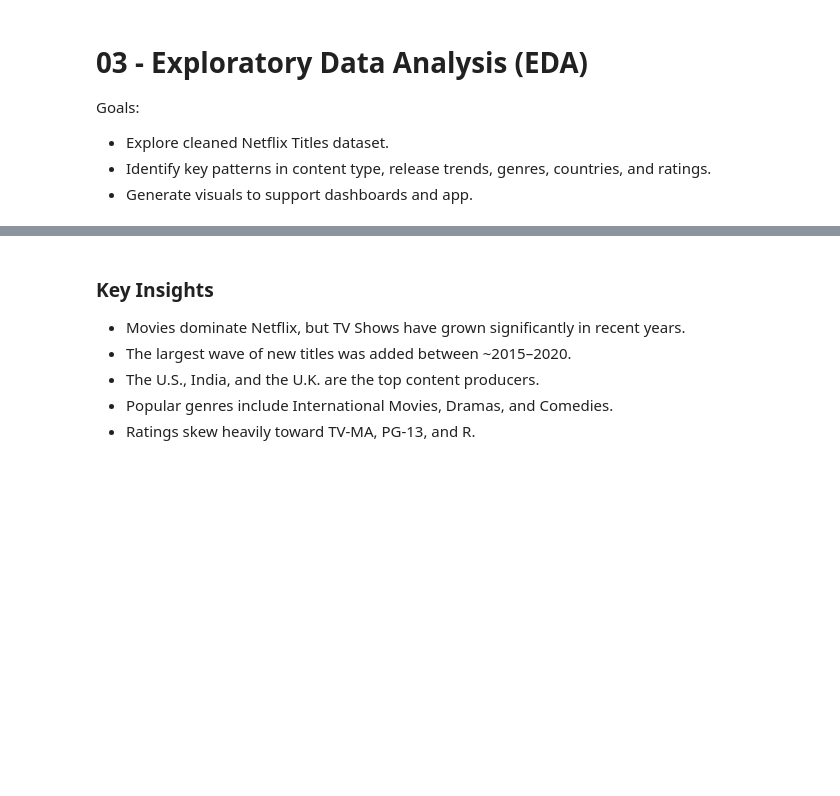
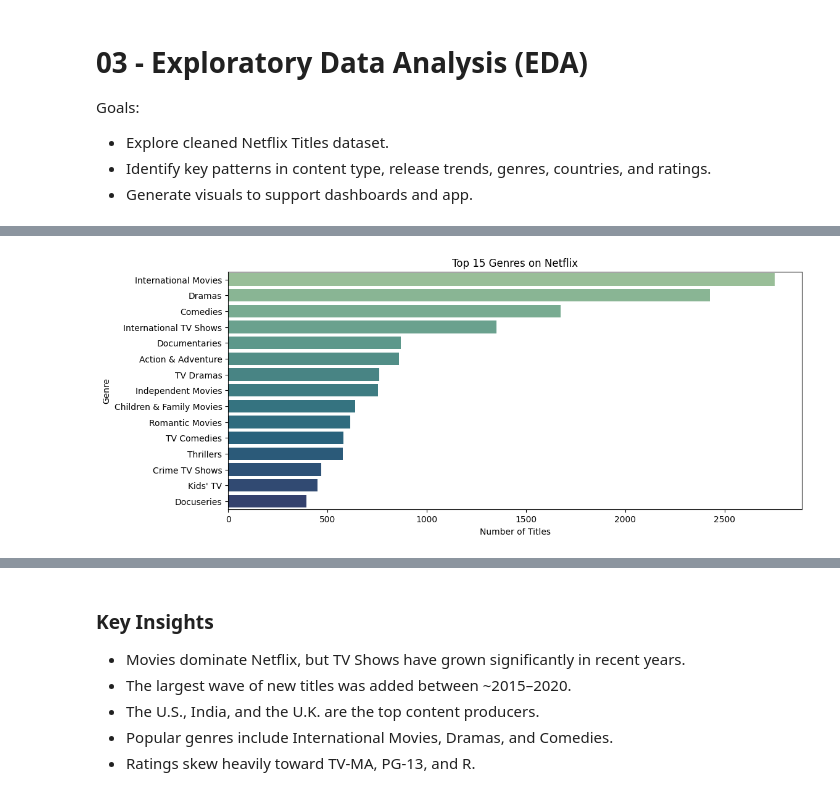
Before and after one commit to sarahputhran/netflix-analysis-project, a Jupyter notebook: notebooks/03_eda_analysis.ipynb, the cells around one changed output, grey strips where cells are left out. Cells and saved outputs as stored; diff of their text form; code cells hidden in the pictures; blank space fills up the shorter version.

```diff
--- a/notebooks/03_eda_analysis.ipynb
+++ b/notebooks/03_eda_analysis.ipynb
@@ -59,22 +82,24 @@ plt.show()
 # %%
 # Top 15 Genres on Netflix (handling pipe-joined genres)
 from collections import Counter
 
 # Split pipe-joined genres
 # Pipe-joined genres are those that have multiple genres separated by '|'
 # We need to split them and count each genre separately
 all_genres = df['genres_str'].dropna().str.split('|') # Split genres into lists
 flat_genres = [g.strip() for sublist in all_genres for g in sublist if g.strip()] # Flatten the list and remove empty strings
 
 genre_counts = Counter(flat_genres).most_common(15) # Get top 15 genres
 
 genres, counts = zip(*genre_counts) # Unzip into two lists
 plt.figure(figsize=(12,5))
-sns.barplot(x=list(counts), y=list(genres), palette="crest") # Horizontal bar plot of top genres listed individually
+sns.barplot(x=list(counts), y=list(genres), palette="crest", hue=list(genres), legend=False) # Horizontal bar plot of top genres listed individually
 plt.title("Top 15 Genres on Netflix")
 plt.xlabel("Number of Titles")
 plt.ylabel("Genre")
 plt.show()
+# %% [output]
+[figure, added]
 # %%
 # Distribution of Ratings
 plt.figure(figsize=(10,5))
```
Also changed, not shown: parts of 6 cells of this notebook, 1 other file.
